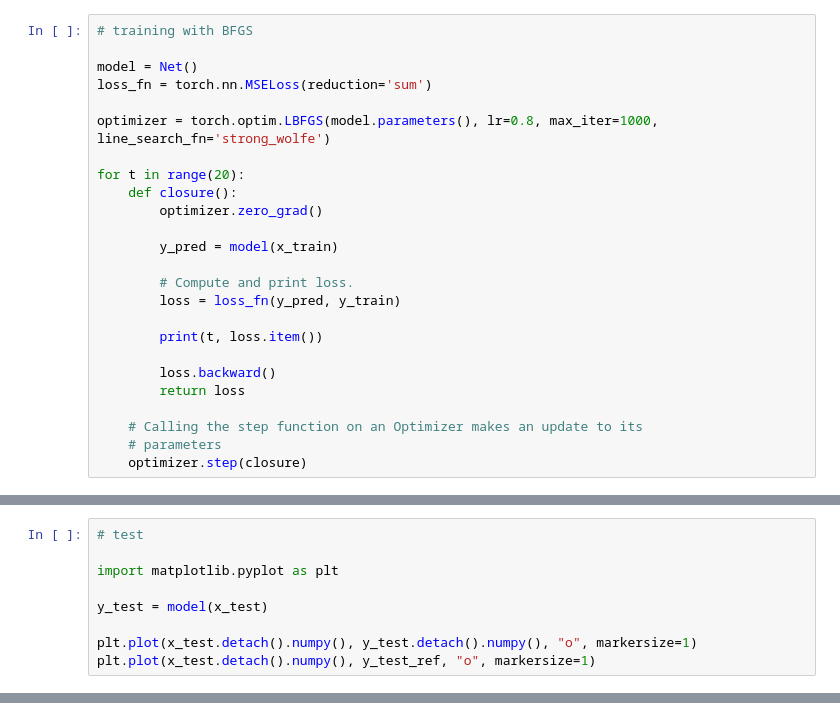
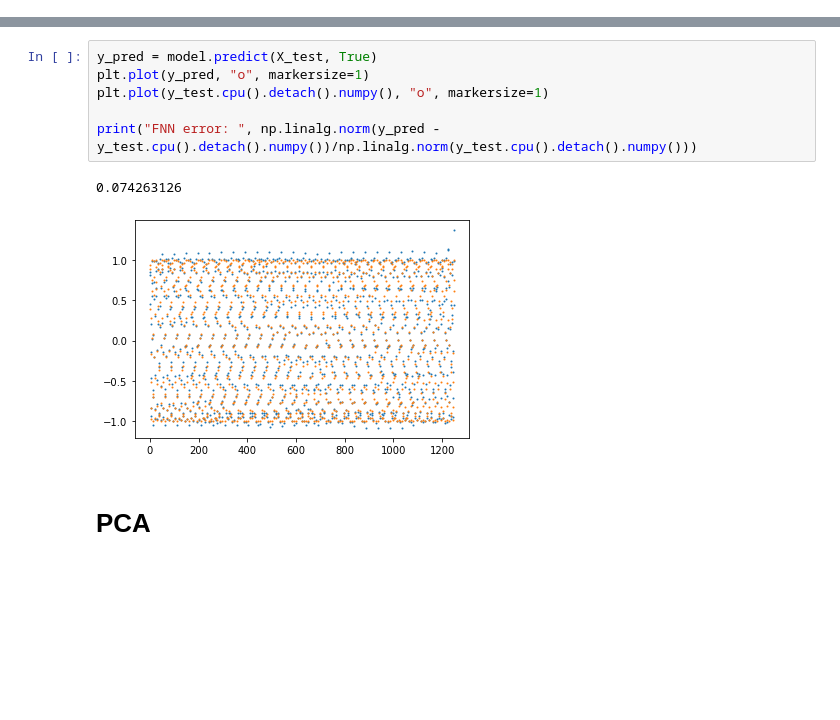
Before and after one commit to Zhengyu-Huang/Operator-Learning, a Jupyter notebook: nn/Sine.ipynb, the cells around one changed output, grey strips where cells are left out. Cells and saved outputs as stored; diff of their text form; blank space fills up the shorter version.

```diff
--- a/nn/Sine.ipynb
+++ b/nn/Sine.ipynb
@@ -93,25 +229,0 @@ for t in range(20000):
-# %%
-# training with BFGS
-
-model = Net()
-loss_fn = torch.nn.MSELoss(reduction='sum')
-
-optimizer = torch.optim.LBFGS(model.parameters(), lr=0.8, max_iter=1000, line_search_fn='strong_wolfe')
-
-for t in range(20):
-    def closure():
-        optimizer.zero_grad()
-
-        y_pred = model(x_train)
-
-        # Compute and print loss.
-        loss = loss_fn(y_pred, y_train)
-
-        print(t, loss.item())
-
-        loss.backward()
-        return loss
-
-    # Calling the step function on an Optimizer makes an update to its
-    # parameters
-    optimizer.step(closure)
@@ -136,9 +229,0 @@ for t in range(20):
-# %%
-# test
-
-import matplotlib.pyplot as plt
-
-y_test = model(x_test)
-
-plt.plot(x_test.detach().numpy(), y_test.detach().numpy(), "o", markersize=1)
-plt.plot(x_test.detach().numpy(), y_test_ref, "o", markersize=1)
@@ -147,0 +230,11 @@ plt.plot(x_test.detach().numpy(), y_test_ref, "o", markersize=1)
+# %%
+y_pred = model.predict(X_test, True)
+plt.plot(y_pred, "o", markersize=1)
+plt.plot(y_test.cpu().detach().numpy(), "o", markersize=1)
+
+print("FNN error: ", np.linalg.norm(y_pred - y_test.cpu().detach().numpy())/np.linalg.norm(y_test.cpu().detach().numpy()))
+# %% [output]
+0.074263126
+[figure, added]
+# %% [markdown]
+# PCA
```
Also changed, not shown: parts of 18 cells of this notebook, 2 other files.
